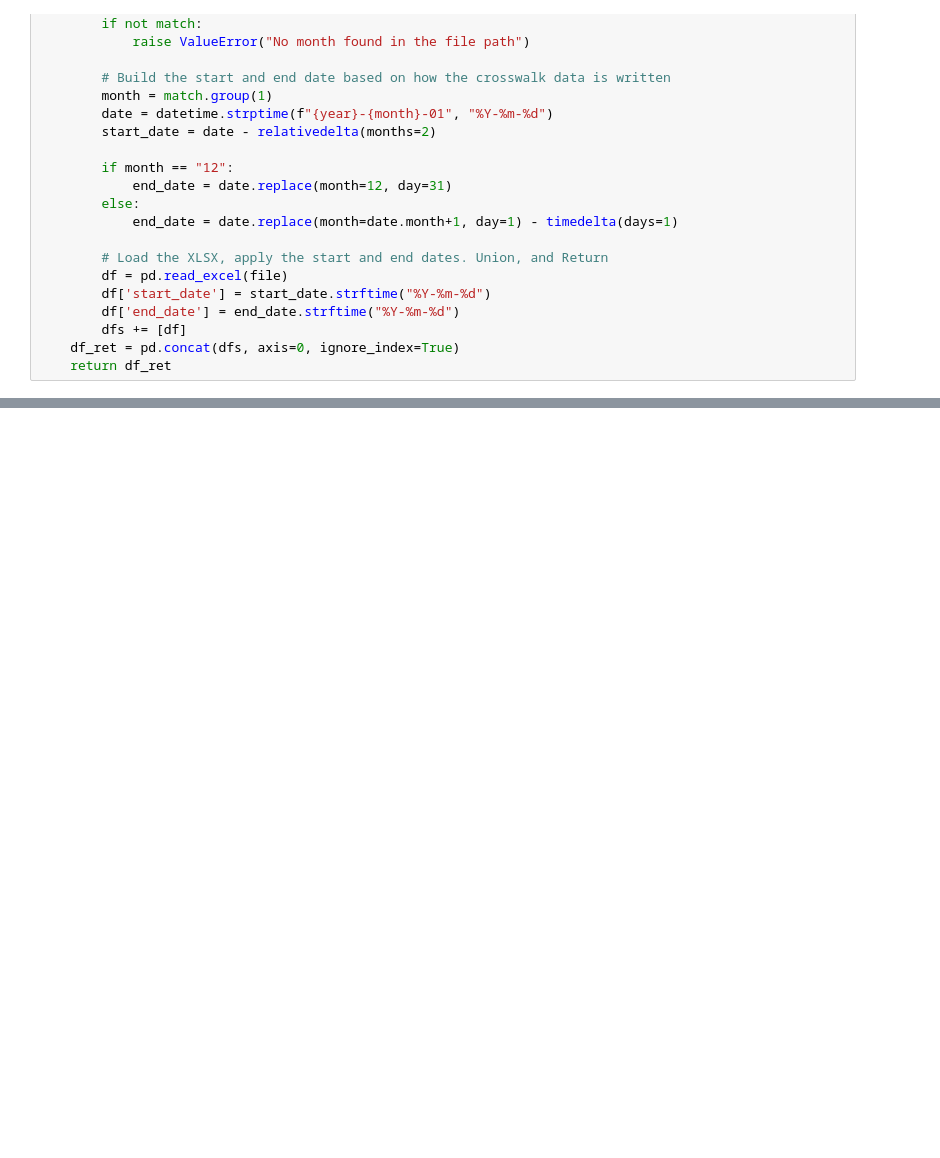
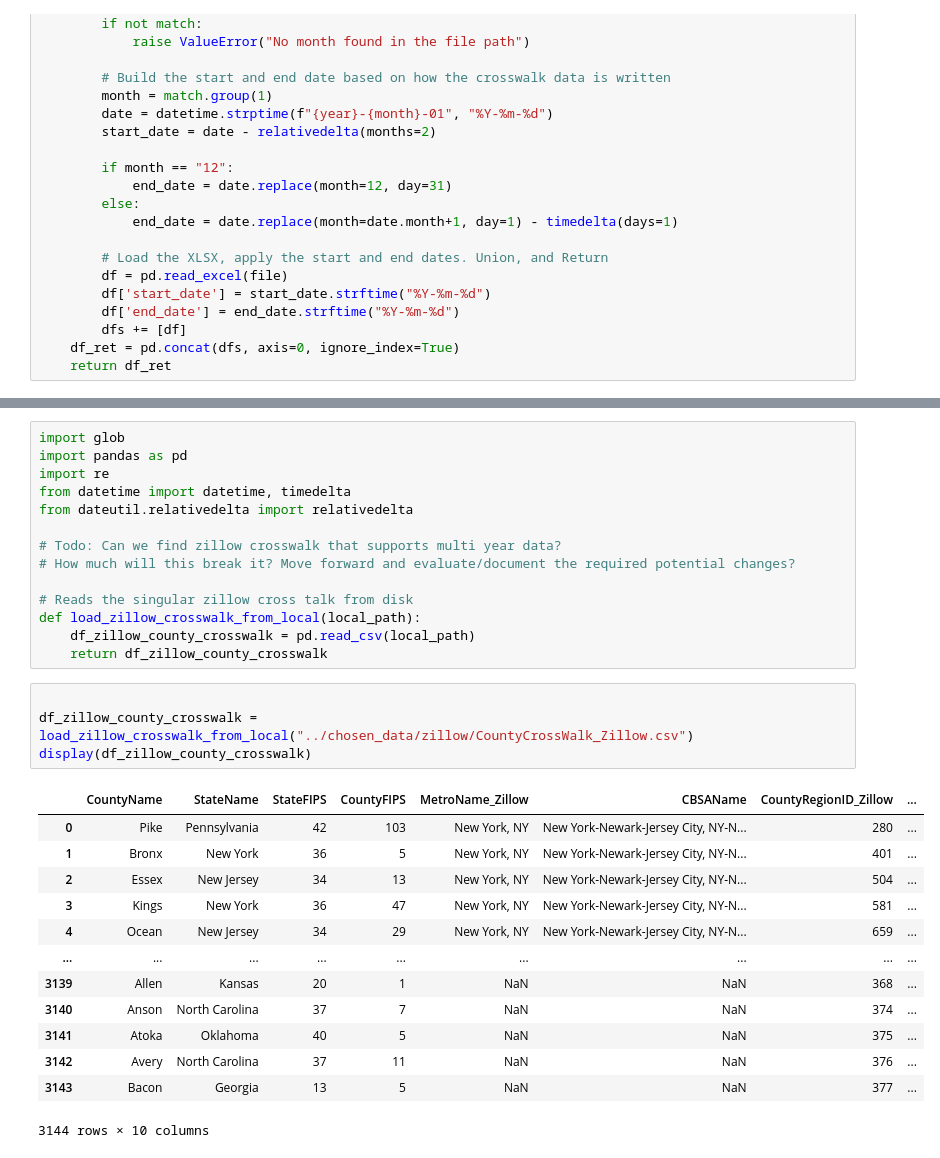
Before and after one commit to needmorenodes/housing_data, a Jupyter notebook: eda_notebooks/Load_Crosswalk_Tables.ipynb, the cells around one changed output, grey strips where cells are left out. Cells and saved outputs as stored; diff of their text form; blank space fills up the shorter version.

```diff
--- a/eda_notebooks/Load_Crosswalk_Tables.ipynb
+++ b/eda_notebooks/Load_Crosswalk_Tables.ipynb
@@ -58,0 +86,32 @@ display(loaded_cbsa_zip_df)
+# %%
+import glob
+import pandas as pd
+import re
+from datetime import datetime, timedelta
+from dateutil.relativedelta import relativedelta
+
+# Todo: Can we find zillow crosswalk that supports multi year data?
+# How much will this break it? Move forward and evaluate/document the required potential changes?
+
+# Reads the singular zillow cross talk from disk
+def load_zillow_crosswalk_from_local(local_path):
+    df_zillow_county_crosswalk = pd.read_csv(local_path)
+    return df_zillow_county_crosswalk
+# %%
+
+df_zillow_county_crosswalk = load_zillow_crosswalk_from_local("../chosen_data/zillow/CountyCrossWalk_Zillow.csv")
+display(df_zillow_county_crosswalk)
+# %% [output]
+|  | CountyName | StateName | StateFIPS | CountyFIPS | MetroName_Zillow | CBSAName | CountyRegionID_Zillow | ... |
+| 0 | Pike | Pennsylvania | 42 | 103 | New York, NY | New York-Newark-Jersey City, NY-N... | 280 | ... |
+| 1 | Bronx | New York | 36 | 5 | New York, NY | New York-Newark-Jersey City, NY-N... | 401 | ... |
+| 2 | Essex | New Jersey | 34 | 13 | New York, NY | New York-Newark-Jersey City, NY-N... | 504 | ... |
+| 3 | Kings | New York | 36 | 47 | New York, NY | New York-Newark-Jersey City, NY-N... | 581 | ... |
+| 4 | Ocean | New Jersey | 34 | 29 | New York, NY | New York-Newark-Jersey City, NY-N... | 659 | ... |
+| ... | ... | ... | ... | ... | ... | ... | ... | ... |
+| 3139 | Allen | Kansas | 20 | 1 | NaN | NaN | 368 | ... |
+| 3140 | Anson | North Carolina | 37 | 7 | NaN | NaN | 374 | ... |
+| 3141 | Atoka | Oklahoma | 40 | 5 | NaN | NaN | 375 | ... |
+| 3142 | Avery | North Carolina | 37 | 11 | NaN | NaN | 376 | ... |
+| 3143 | Bacon | Georgia | 13 | 5 | NaN | NaN | 377 | ... |
+3144 rows × 10 columns
```
Also changed, not shown: parts of 8 cells of this notebook, 6 other files.
